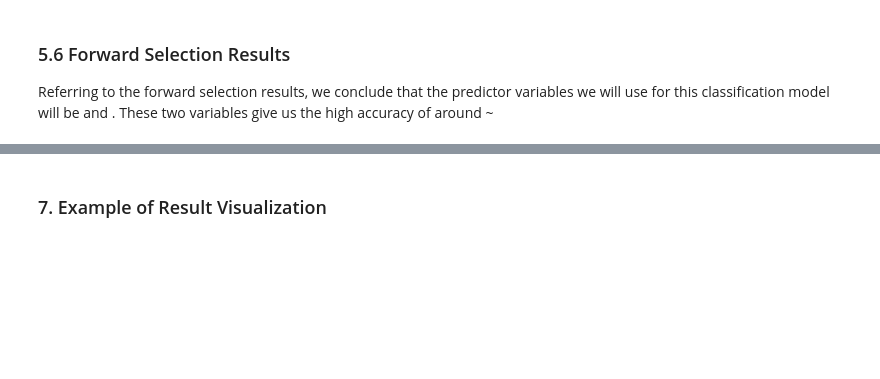
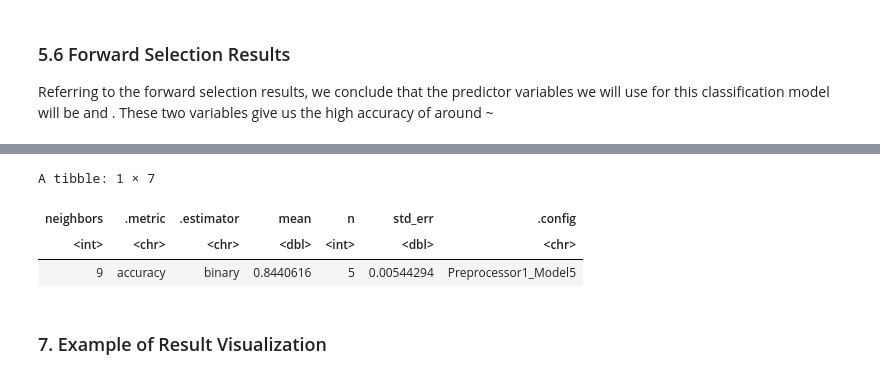
Before and after one commit to SarahHoang/dsci-100-project-group-162, a Jupyter notebook: proposal_group_162.ipynb, the cells around one changed output, grey strips where cells are left out. Drawn from its saved outputs; the diff is of its cells as text; code cells hidden in the pictures; blank space fills up the shorter version.

```diff
--- a/proposal_group_162.ipynb
+++ b/proposal_group_162.ipynb
@@ -242,25 +259,30 @@ accuracies
 # %%
 set.seed(6666)
 
 spam_vfold <- vfold_cv(data_train, v=5, strata = spam_indicator)
 
 spam_tune <- nearest_neighbor(weight_func = "rectangular", neighbors = tune()) |>
     set_engine("kknn") |>
     set_mode("classification")
 
-spam_recipe <- recipe(spam_indicator ~ char_freq_exclamation + char_freq_dollar, data= data_train) |>
+spam_recipe <- recipe(spam_indicator ~ char_freq_exclamation + char_freq_dollar + char_freq_hashtag, data= data_train) |>
             step_scale(all_predictors()) |>
             step_center(all_predictors()) |>
             prep()
 
 spam_fit <- workflow() |>
         add_recipe(spam_recipe) |>
         add_model(spam_tune) |>
         tune_grid(resamples = spam_vfold, grid =10) |>
         collect_metrics()
 
-accuracies <- knn_fit |>
+accuracies <- spam_fit |>
     filter(.metric == "accuracy") |>
     arrange(-mean) |>
     slice(1)
 accuracies
+# %% [output]
+A tibble: 1 × 7
+| neighbors | .metric | .estimator | mean | n | std_err | .config |
+| <int> | <chr> | <chr> | <dbl> | <int> | <dbl> | <chr> |
+| 9 | accuracy | binary | 0.8440616 | 5 | 0.00544294 | Preprocessor1_Model5 |
```
Also changed, not shown: parts of 6 cells of this notebook.
